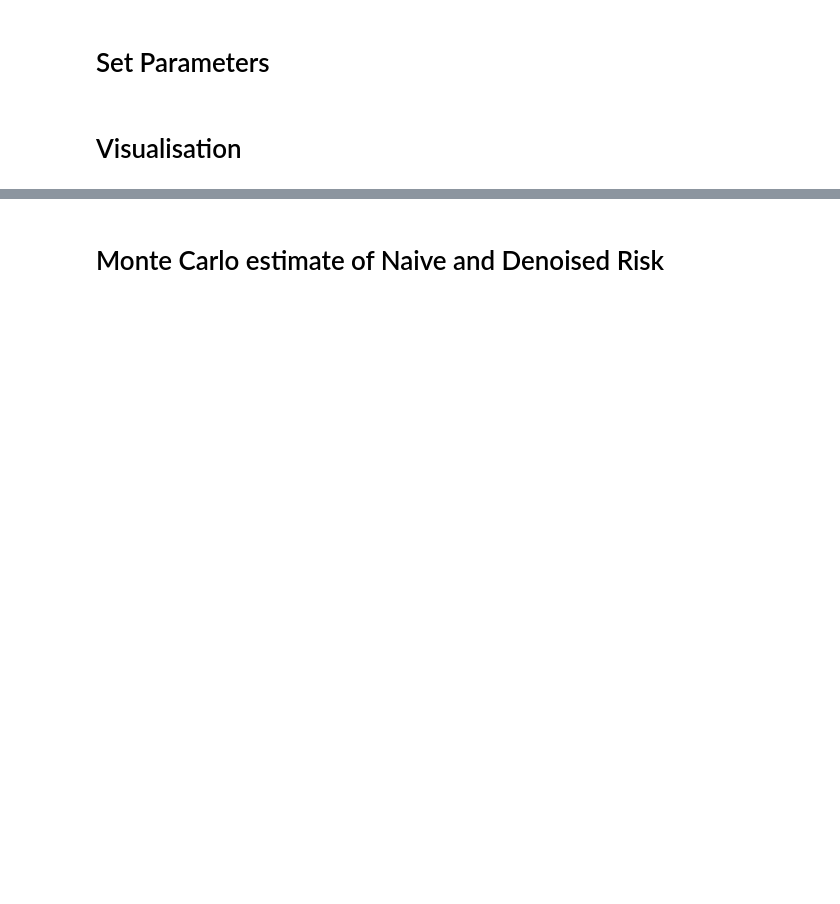
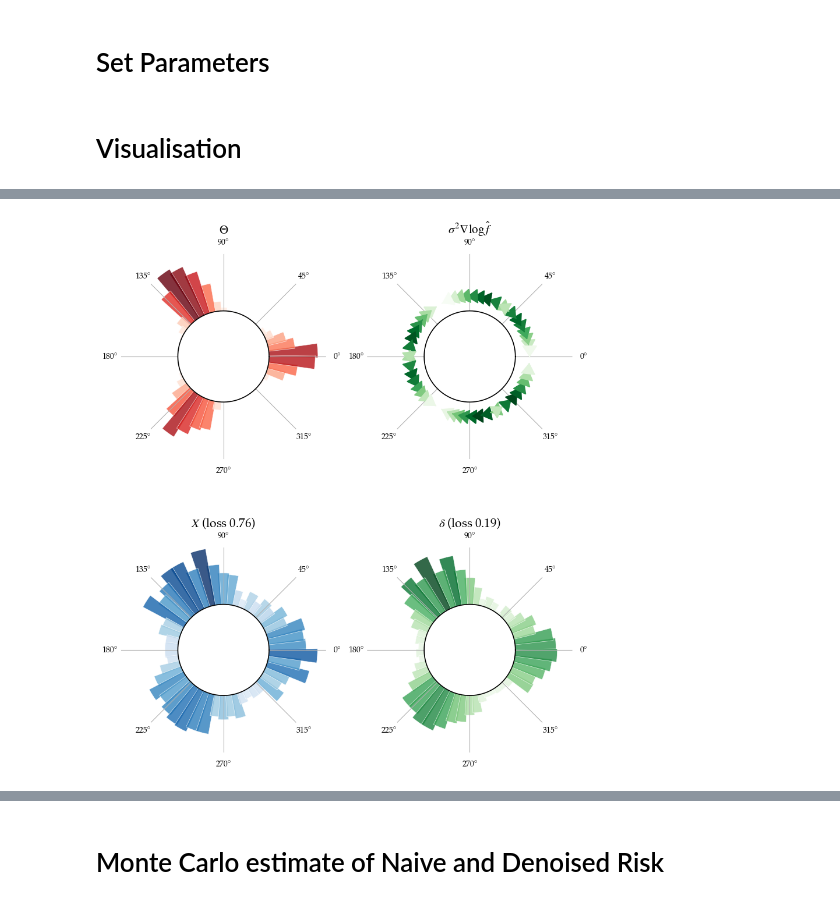
Before and after one commit to aqjaffe/RiemannianEB, a Jupyter notebook: src/notebooks/S1.ipynb, the cells around one changed output, grey strips where cells are left out. Cells and saved outputs as stored; diff of their text form; code cells hidden in the pictures; blank space fills up the shorter version.

```diff
--- a/src/notebooks/S1.ipynb
+++ b/src/notebooks/S1.ipynb
@@ -31,2 +8,18 @@ rho = 1e-2
+# %%
+n_samples = 1000
+sigma2 = .05
+
+# densitiy estimation
+M = 3
+rho = 1e-2
+
+# prior param
+num_modes = 3
+tau2 = 0.05
+G_params = {'tau2': tau2, 'num_modes': num_modes}
+# %%
+Theta = S1_multimodal_prior(n_samples, G_params)
+X = circle.random_riemannian_normal(Theta, 1./np.sqrt(sigma2), n_samples)
+delta = denoiser('S1', X, M, rho, sigma2, X)
 # %% [markdown]
 # Visualisation
@@ -76,0 +26,23 @@ plt.show()
+# %%
+fig, axs = plt.subplots(2,2, figsize = (10,12), subplot_kw={'polar':True})
+
+nbins = 50
+S1_histogram(Theta, nbins, axs[0,0], 'Reds')
+S1_histogram(X, nbins, axs[1,0], 'Blues')
+S1_histogram(delta, nbins, axs[1,1], 'Greens')
+
+S1_score_quiver(X, M, rho, axs[0,1], res = 50)
+
+loss_N = (circle.metric.dist_broadcast(X, Theta)*2).mean()
+loss_T = (circle.metric.dist_broadcast(delta, Theta)**2).mean()
+axs[0,0].set_title('$\Theta$', fontsize = 15)
+axs[1,0].set_title('$X$ (loss {:.2f})'.format(loss_N), fontsize = 15)
+axs[1,1].set_title('$\delta$ (loss {:.2f})'.format(loss_T), fontsize = 15)
+axs[0,1].set_title(r'$\sigma^2 \nabla \log \hat{f}$', fontsize = 15)
+
+
+
+
+plt.show()
+# %% [output]
+[figure, added]
```
Also changed, not shown: parts of 9 cells of this notebook, 46 other files.
